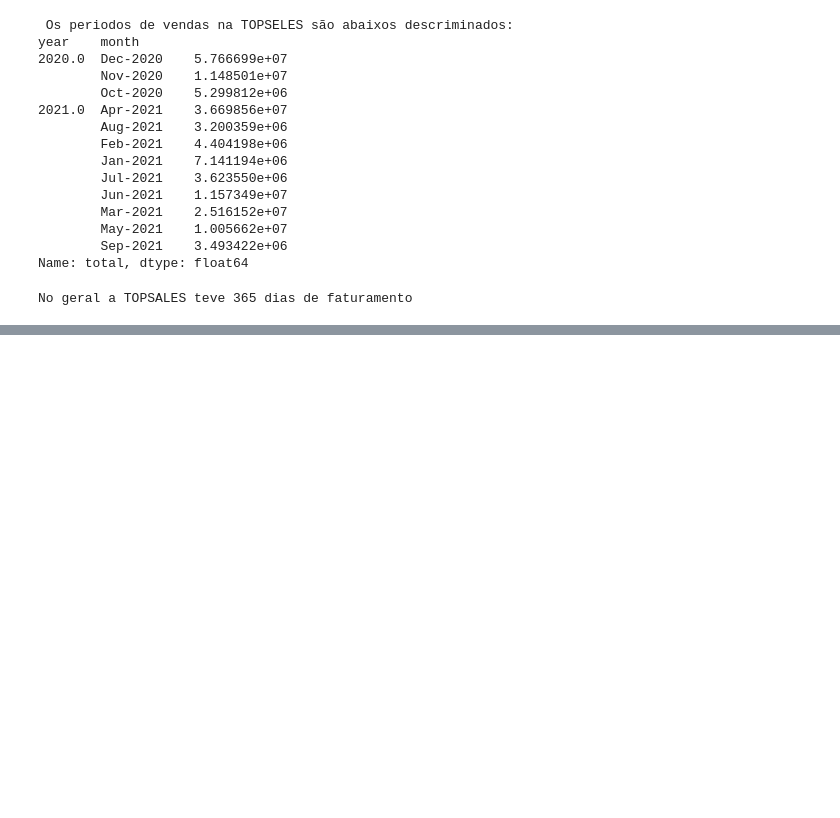
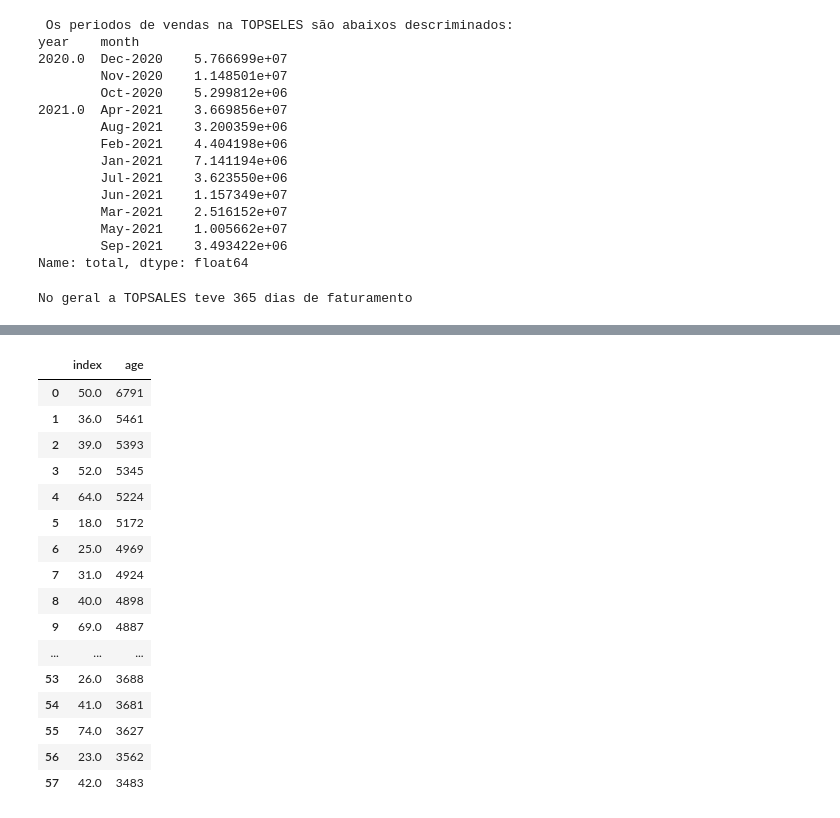
Before and after one commit to Gcango/Analise_Descritiva_PNAD_2015, a Jupyter notebook: Analise_Exploratoria_TopSeles.ipynb, the cells around one changed output, grey strips where cells are left out. Drawn from its saved outputs; the diff is of its cells as text; code cells hidden in the pictures; blank space fills up the shorter version.

```diff
--- a/Analise_Exploratoria_TopSeles.ipynb
+++ b/Analise_Exploratoria_TopSeles.ipynb
@@ -180,0 +227,21 @@ No geral a TOPSALES teve 365 dias de faturamento
+# %%
+idades = dados['age'].value_counts(ascending=False).reset_index()
+idades
+# %% [output]
+|  | index | age |
+| 0 | 50.0 | 6791 |
+| 1 | 36.0 | 5461 |
+| 2 | 39.0 | 5393 |
+| 3 | 52.0 | 5345 |
+| 4 | 64.0 | 5224 |
+| 5 | 18.0 | 5172 |
+| 6 | 25.0 | 4969 |
+| 7 | 31.0 | 4924 |
+| 8 | 40.0 | 4898 |
+| 9 | 69.0 | 4887 |
+| ... | ... | ... |
+| 53 | 26.0 | 3688 |
+| 54 | 41.0 | 3681 |
+| 55 | 74.0 | 3627 |
+| 56 | 23.0 | 3562 |
+| 57 | 42.0 | 3483 |
```
Also changed, not shown: parts of 14 cells of this notebook.
